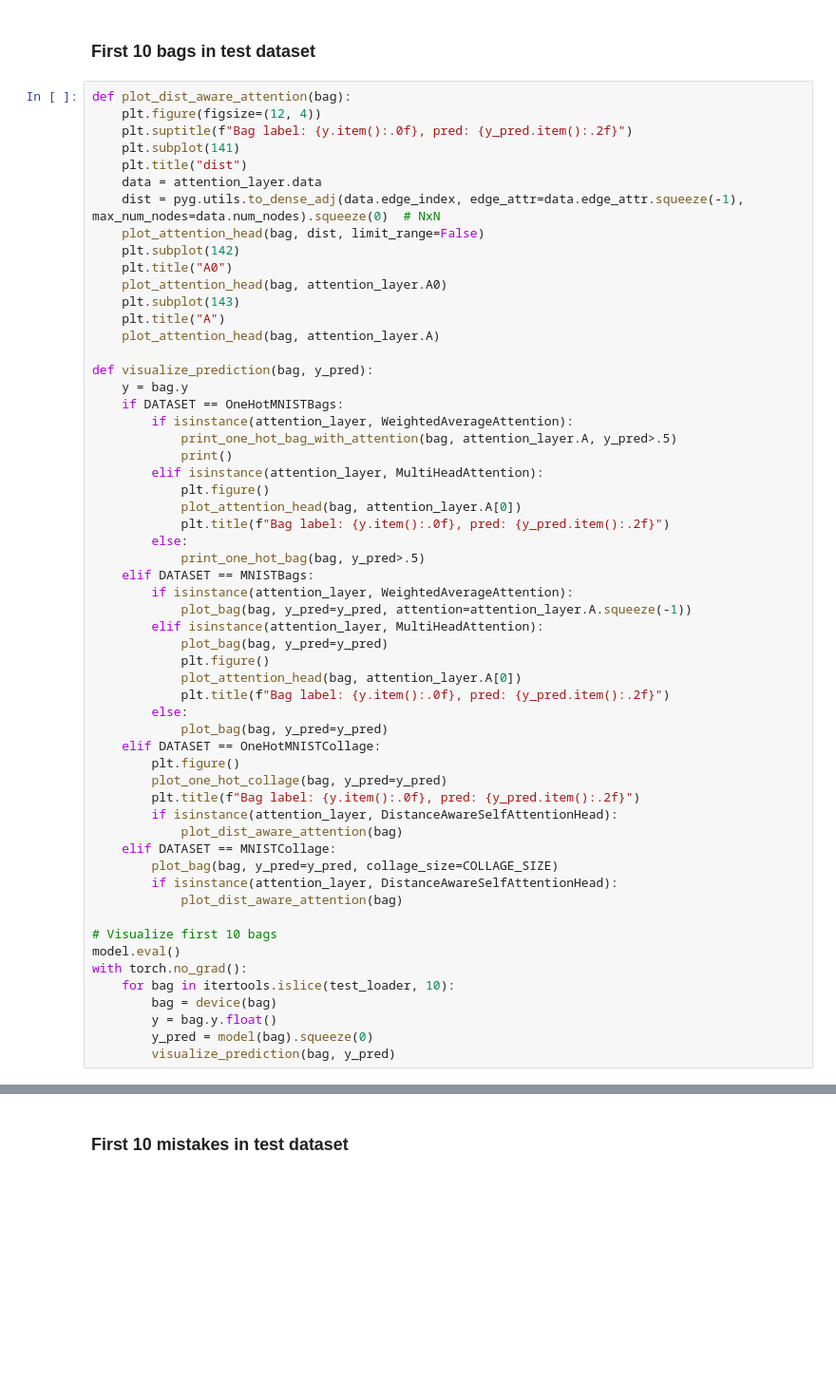
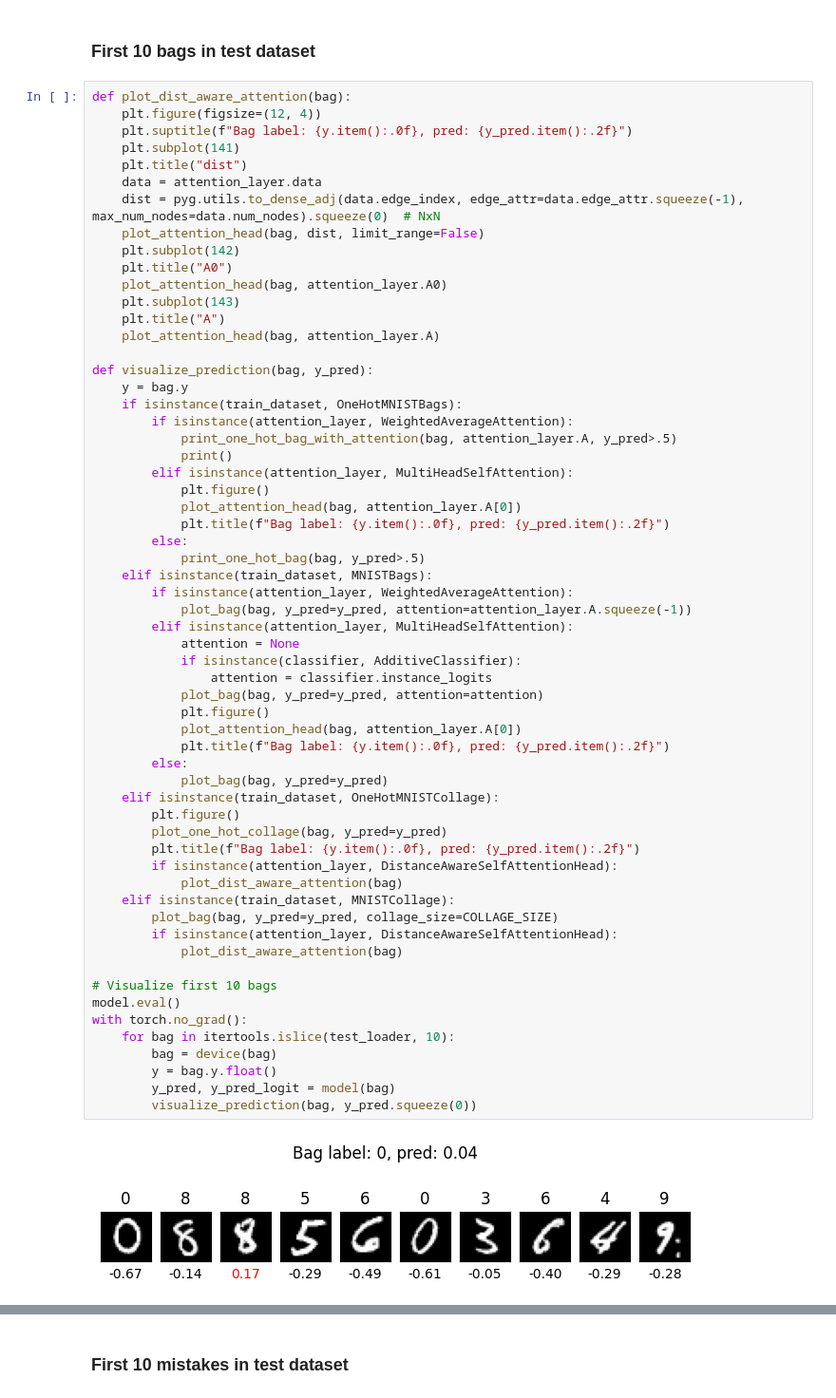
Before and after one commit to georg-wolflein/das-mil, a Jupyter notebook: train.ipynb, the cells around one changed output, grey strips where cells are left out. Shown at 95% size. Saved outputs shown, nothing was run; the diff lists cells and outputs as text; blank space fills up the shorter version.

```diff
--- a/train.ipynb
+++ b/train.ipynb
@@ -299,42 +243,47 @@ def plot_dist_aware_attention(bag):
 
 def visualize_prediction(bag, y_pred):
     y = bag.y
-    if DATASET == OneHotMNISTBags:
+    if isinstance(train_dataset, OneHotMNISTBags):
         if isinstance(attention_layer, WeightedAverageAttention):
             print_one_hot_bag_with_attention(bag, attention_layer.A, y_pred>.5)
             print()
-        elif isinstance(attention_layer, MultiHeadAttention):
+        elif isinstance(attention_layer, MultiHeadSelfAttention):
             plt.figure()
             plot_attention_head(bag, attention_layer.A[0])
             plt.title(f"Bag label: {y.item():.0f}, pred: {y_pred.item():.2f}")
         else:
             print_one_hot_bag(bag, y_pred>.5)
-    elif DATASET == MNISTBags:
+    elif isinstance(train_dataset, MNISTBags):
         if isinstance(attention_layer, WeightedAverageAttention):
             plot_bag(bag, y_pred=y_pred, attention=attention_layer.A.squeeze(-1))
-        elif isinstance(attention_layer, MultiHeadAttention):
-            plot_bag(bag, y_pred=y_pred)
+        elif isinstance(attention_layer, MultiHeadSelfAttention):
+            attention = None
+            if isinstance(classifier, AdditiveClassifier):
+                attention = classifier.instance_logits
+            plot_bag(bag, y_pred=y_pred, attention=attention)
             plt.figure()
             plot_attention_head(bag, attention_layer.A[0])
             plt.title(f"Bag label: {y.item():.0f}, pred: {y_pred.item():.2f}")
         else:
             plot_bag(bag, y_pred=y_pred)
-    elif DATASET == OneHotMNISTCollage:
+    elif isinstance(train_dataset, OneHotMNISTCollage):
         plt.figure()
         plot_one_hot_collage(bag, y_pred=y_pred)
         plt.title(f"Bag label: {y.item():.0f}, pred: {y_pred.item():.2f}")
         if isinstance(attention_layer, DistanceAwareSelfAttentionHead):
             plot_dist_aware_attention(bag)
-    elif DATASET == MNISTCollage:
+    elif isinstance(train_dataset, MNISTCollage):
         plot_bag(bag, y_pred=y_pred, collage_size=COLLAGE_SIZE)
         if isinstance(attention_layer, DistanceAwareSelfAttentionHead):
             plot_dist_aware_attention(bag)
 
 # Visualize first 10 bags
 model.eval()
 with torch.no_grad():
     for bag in itertools.islice(test_loader, 10):
         bag = device(bag)
         y = bag.y.float()
-        y_pred = model(bag).squeeze(0)
-        visualize_prediction(bag, y_pred)
+        y_pred, y_pred_logit = model(bag)
+        visualize_prediction(bag, y_pred.squeeze(0))
+# %% [output]
+[figure, added]
```
Also changed, not shown: parts of 17 cells of this notebook.
